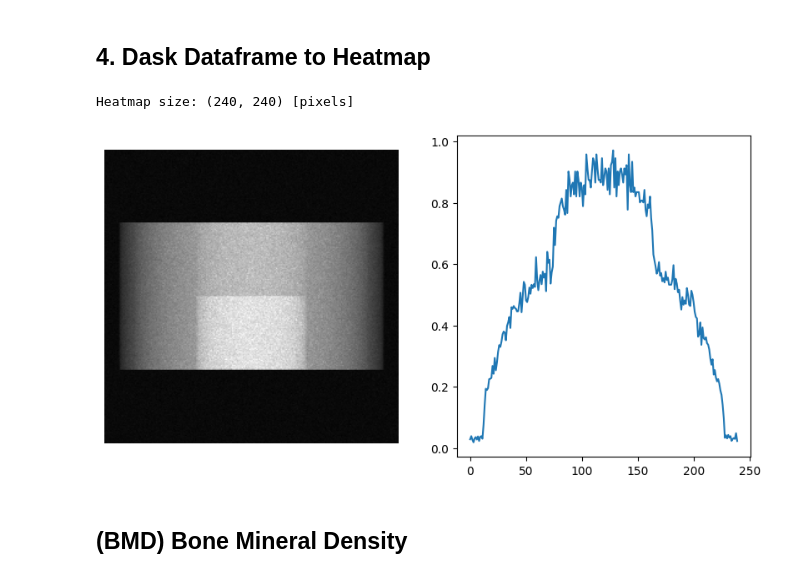
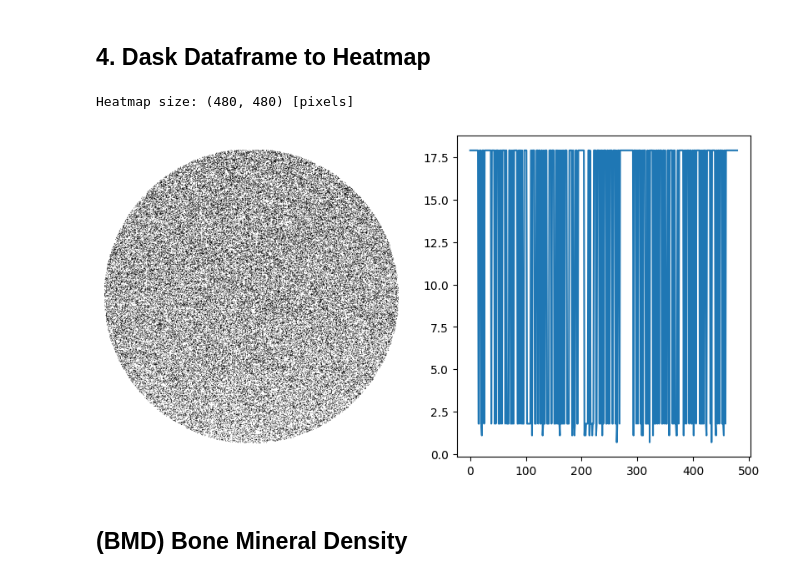
Before and after one commit to miguelcomett/G4_IFI-Team_2024, a Jupyter notebook: miguelcomett/Radiography_Processing.ipynb, the cells around one changed output. Cells and saved outputs as stored; diff of their text form; code cells hidden in the pictures.

```diff
--- a/miguelcomett/Radiography_Processing.ipynb
+++ b/miguelcomett/Radiography_Processing.ipynb
@@ -94,8 +94,7 @@ def root_to_dask(directory, root_name_starts, tree_name, x_branch, y_branch):
         return dask_df
 # %%
 directory = 'RESULTS/'
-root_name_starts = "double_40k_100M"
-# root_name_starts = "RC80K100M"
+root_name_starts = "sim0"
 
 tree_name = "Photons"
 x_branch  = "X_axis"
@@ -124,28 +123,15 @@ def heatmap_array_dask(x_data, y_data, size, log_factor, x_shift, y_shift, save_
     heatmap = heatmap.T
     heatmap = np.rot90(heatmap, 2)
     print('Heatmap size:', heatmap.shape, '[pixels]')
+    rows = heatmap.shape[0]
 
     heatmap = heatmap.compute()
     x_edges = x_edges.compute()
     y_edges = y_edges.compute()
 
-    normal_map = ( heatmap / np.max(heatmap) ) + log_factor
-    normal_map = np.log(1 / normal_map)
-    normal_map = normal_map / np.max(normal_map)
-
-    columns = heatmap.shape[1]
-    column_i = int(columns * 0.1)
-    column_j = int(columns * 0.9)
-    rows = heatmap.shape[0]
-    row_i = int(rows * 0.01)
-    row_j = int(rows * 0.1)
-    maxi = np.max(normal_map[row_i:row_j, column_i:column_j])
-    maxi = maxi * 1.1
-    # print('altura de ruido:', round(maxi, 4))
-
-    # normal_map[normal_map < maxi] = 0
-
-    # normal_map = (normal_map * 255).astype(np.uint8)
+    maxi = np.max(heatmap)
+    normal_map = np.log( maxi / (heatmap + log_factor) )
+    # normal_map = heatmap
 
     plt.figure(figsize = (10, 5))
     plt.subplot(1, 2, 1)
@@ -153,20 +139,20 @@ def heatmap_array_dask(x_data, y_data, size, log_factor, x_shift, y_shift, save_
     plt.axis('off')
     if save_as != '': plt.savefig('Results/' + save_as + '.png', bbox_inches = 'tight', dpi = 900)
     plt.subplot(1, 2, 2)
-    plt.plot(normal_map[150,:])
+    plt.plot(normal_map[2*rows//3,:])
 
     return normal_map, x_edges, y_edges
 # %%
-size = 60
-log_factor = 0.01
+size = 120
+log_factor = 0.0000001
 
 x_shift = 0
 y_shift = 0
 
 save_as = ''
 htmp_array, xlim, ylim = heatmap_array_dask(x_data, y_data, size, log_factor, x_shift, y_shift, save_as)
 # %% [output]
-Heatmap size: (240, 240) [pixels]
+Heatmap size: (480, 480) [pixels]
-[figure, old version]
+[figure, new version]
 # %% [markdown]
 ## (BMD) Bone Mineral Density
```
Also changed, not shown: parts of 14 cells of this notebook, 5 other files.
